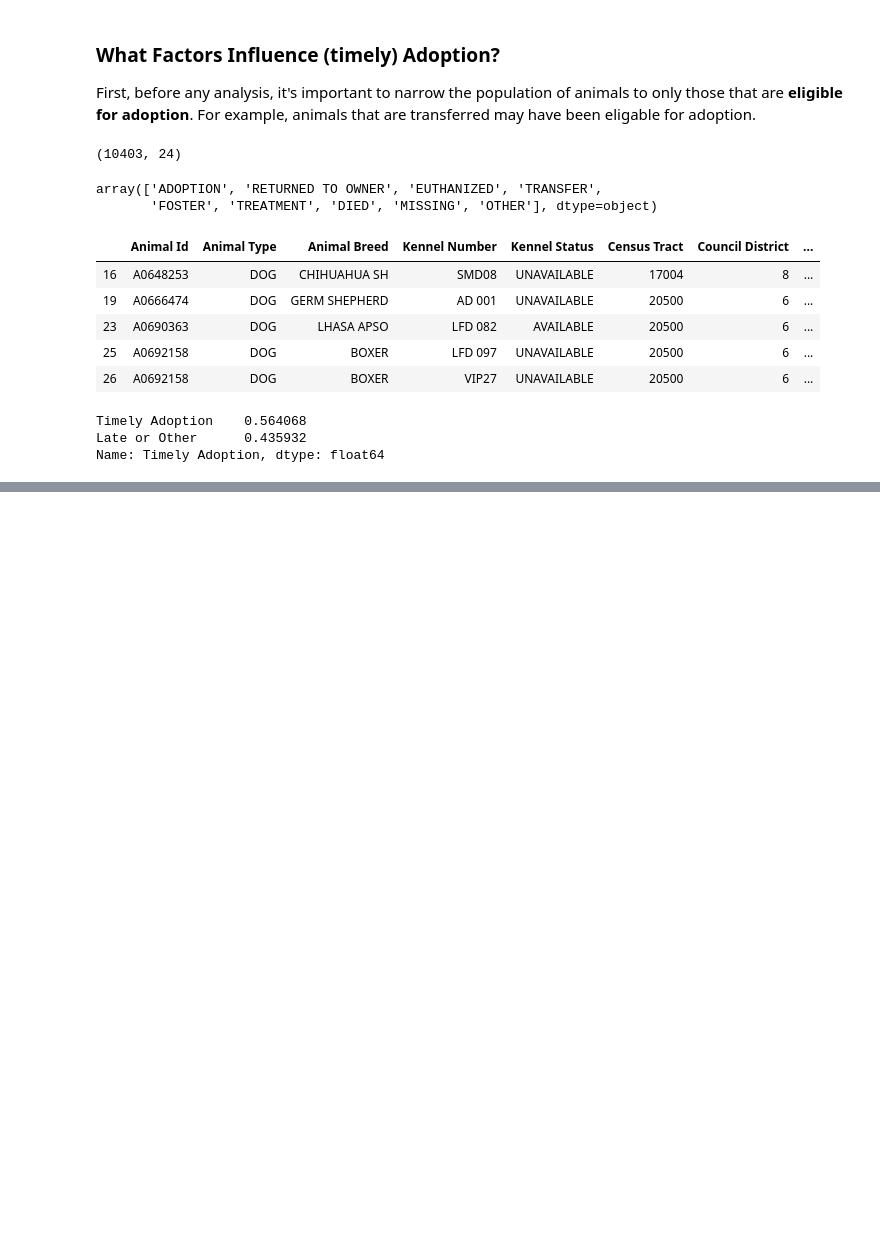
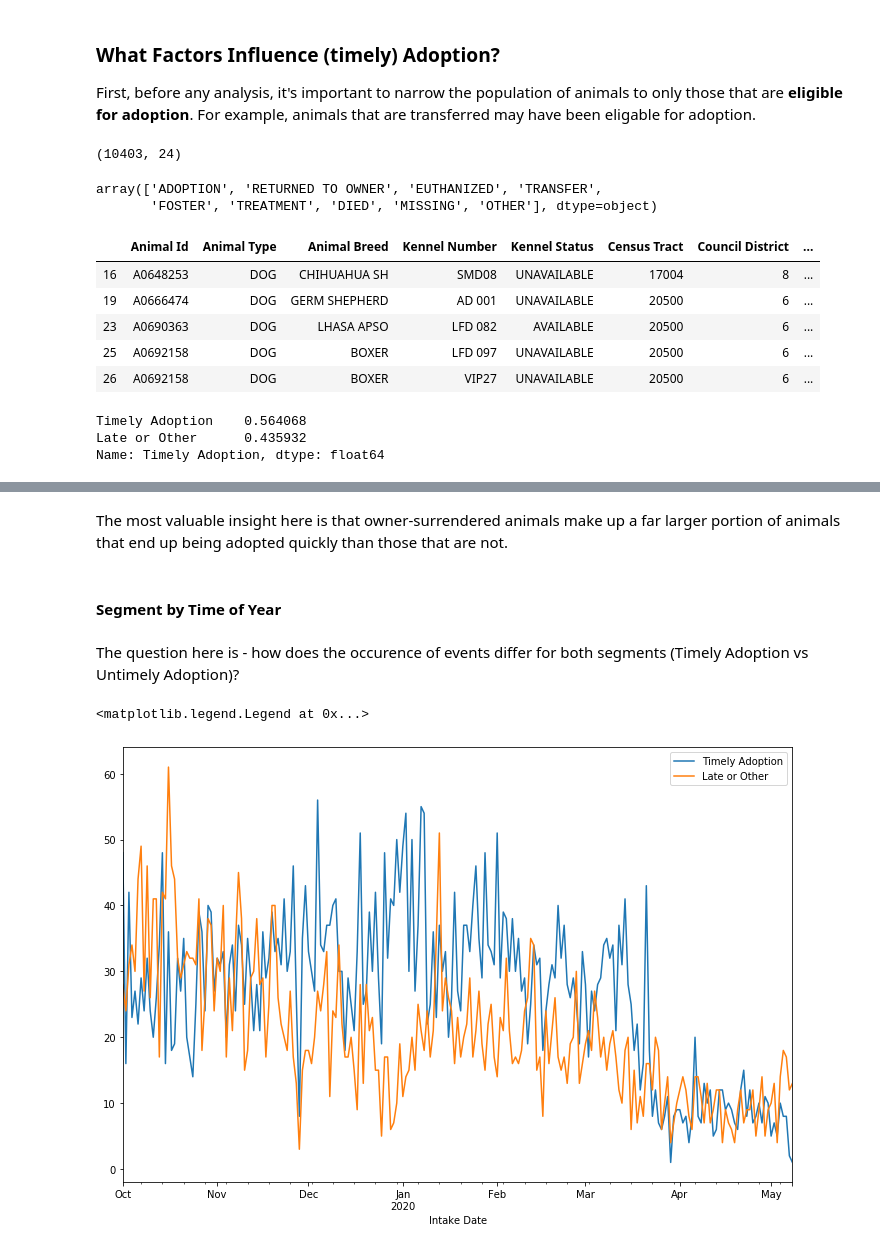
Before and after one commit to jfleury12/animal_shelter_EDA, a Jupyter notebook: notebooks/animal_shelter_eda_fleury.ipynb, the cells around one changed output, grey strips where cells are left out. Cells and saved outputs as stored; diff of their text form; code cells hidden in the pictures; blank space fills up the shorter version.

```diff
--- a/notebooks/animal_shelter_eda_fleury.ipynb
+++ b/notebooks/animal_shelter_eda_fleury.ipynb
@@ -694,0 +715,14 @@ sns.countplot(x = "Animal Type", hue='Timely Adoption', data=df_a)
+# %% [markdown]
+The most valuable insight here is that owner-surrendered animals make up a far larger portion of animals that end up being adopted quickly than those that are not.
+# %% [markdown]
+#### Segment by Time of Year
+# %% [markdown]
+The question here is - how does the occurence of events differ for both segments (Timely Adoption vs Untimely Adoption)?
+# %%
+
+df_a.loc[df_a['Timely Adoption']=='Timely Adoption'].groupby('Intake Date').count().iloc[:,0].plot()
+df_a.loc[df_a['Timely Adoption']=='Late or Other'].groupby('Intake Date').count().iloc[:,0].plot()
+plt.legend(['Timely Adoption', 'Late or Other'])
+# %% [output]
+<matplotlib.legend.Legend at 0x...>
+[figure, added]
```
Also changed, not shown: parts of 10 cells of this notebook.
